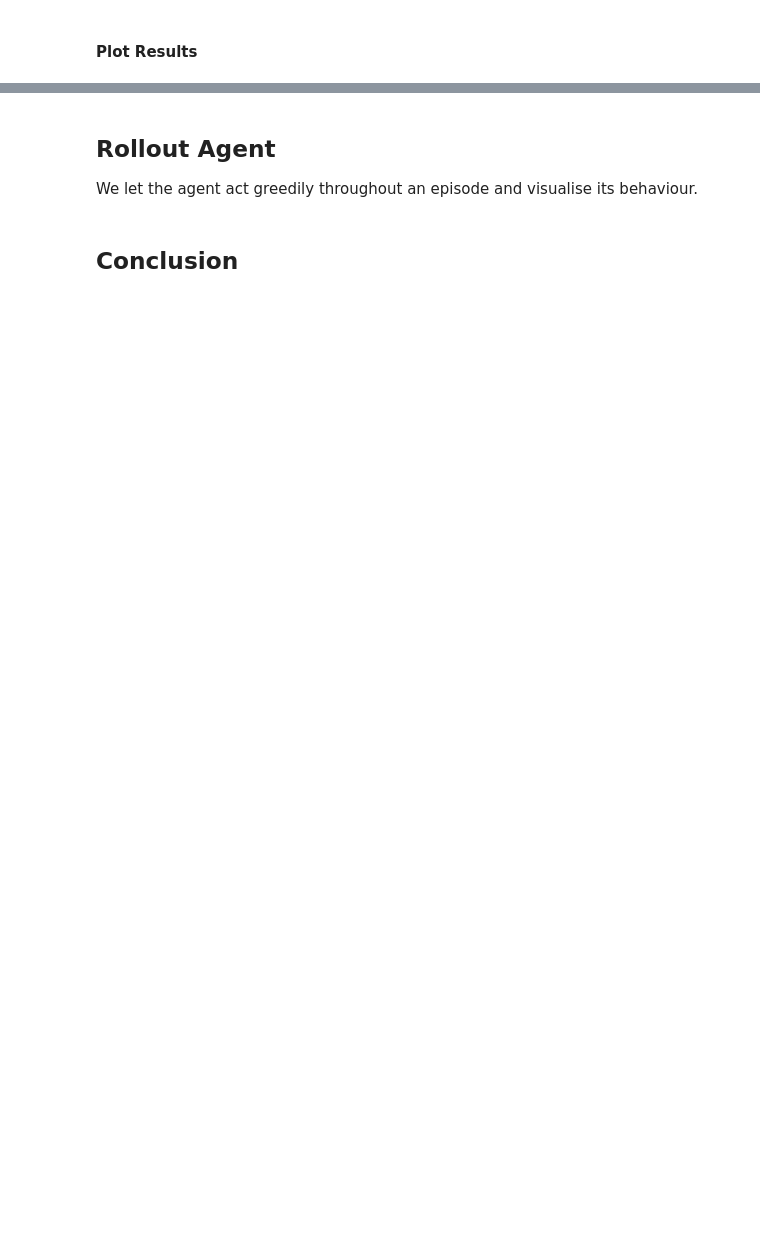
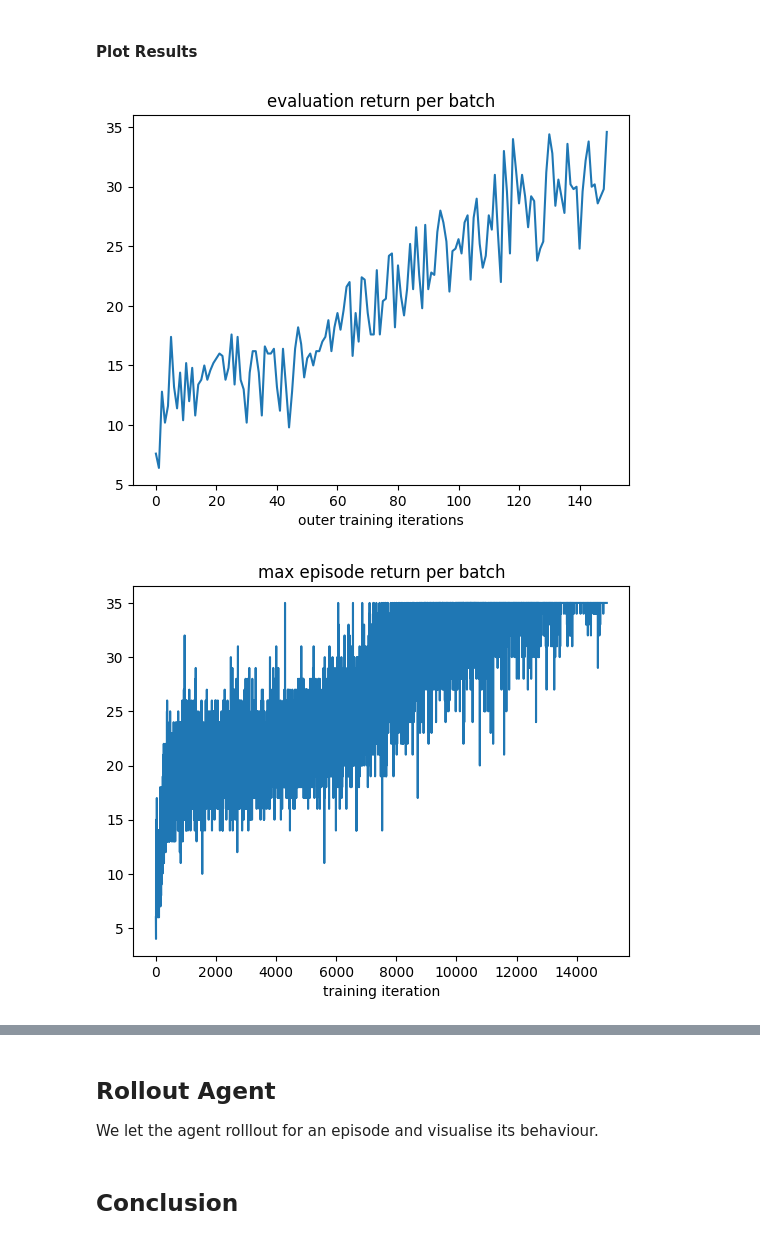
Before and after one commit to instadeepai/jumanji, a Jupyter notebook: examples/snake.ipynb, the cells around one changed output, grey strips where cells are left out. Saved outputs shown, nothing was run; the diff lists cells and outputs as text; code cells hidden in the pictures; blank space fills up the shorter version.

```diff
--- a/examples/snake.ipynb
+++ b/examples/snake.ipynb
@@ -137 +138,8 @@ Here, we define the DQN's architecture and get the `q_values` of some `dummy_obs
+# %%
+def expand_obs_dims(observation: Observation, axis=0):
+    """Expands the dimensions of an observation"""
+    expand = lambda x: jnp.expand_dims(x, axis=axis)
+    new_observation = jax.tree_util.tree_map(expand, observation)
+
+    return new_observation
 # %%
@@ -208,0 +220,19 @@ print(q_values)
+# %%
+# jit methods
+policy = jax.jit(make_policy(init_actor_params, actor))
+value_apply = jax.jit(critic.apply)
+
+# get outputs on dummy observation
+# policy (actor)
+action, (logprob, logits) = policy(
+    timestep.observation, key
+)
+# critic
+value = value_apply(init_critic_params, expand_obs_dims(timestep.observation, axis=0))[0]
+
+print("action  :", action)
+print("logprob :", logprob)
+print("logits  :", *logits)
+print("value   :", value)
+
+env.close()
@@ -887,0 +764,10 @@ for info, params in zip(best_infos, best_runs):
+# %%
+env = AutoResetWrapper(Snake(num_rows=6, num_cols=6, time_limit=500))
+eval_env = Snake(num_rows=6, num_cols=6, time_limit=500)
+
+info, params, best_score = run_experiment(env, eval_env, batch_size=128, rollout_len=20, step_size=3e-4, iterations=15000, discount_factor=0.997, seed=8, bootstrap_factor=0.95, lrs=LearningRates(policy=1.0, td=1.0, ent=0.01))
+
+env.close()
+eval_env.close()
+
+print("Best evaluation score: ", best_score)
@@ -890,20 +780,23 @@ for info, params in zip(best_infos, best_runs):
 # %%
 plt.plot(info["eval_return"])
 plt.title("evaluation return per batch")
 plt.xlabel("outer training iterations")
 plt.show()
 
 plt.plot(info["max_episode_return"])
 plt.title("max episode return per batch")
 plt.xlabel("training iteration")
 plt.show()
 
 plt.plot(info["episode_return"])
 plt.title("episode return per batch")
 plt.xlabel("training iteration")
 plt.show()
 
-plt.plot(info["epsilon"])
-plt.title("epsilon")
-plt.xlabel("outer training iterations")
+plt.plot(info["loss"])
+plt.title("loss per batch")
+plt.xlabel("training iteration")
 plt.show()
+# %% [output]
+[figure, added]
+[figure, added]
@@ -910,6 +805,6 @@ plt.show()
 # %% [markdown]
 ## Rollout Agent
-We let the agent act greedily throughout an episode and visualise its behaviour.
+We let the agent rolllout for an episode and visualise its behaviour.
 # %%
 key = jax.random.PRNGKey(0)
 
```
Also changed, not shown: parts of 31 cells of this notebook.
